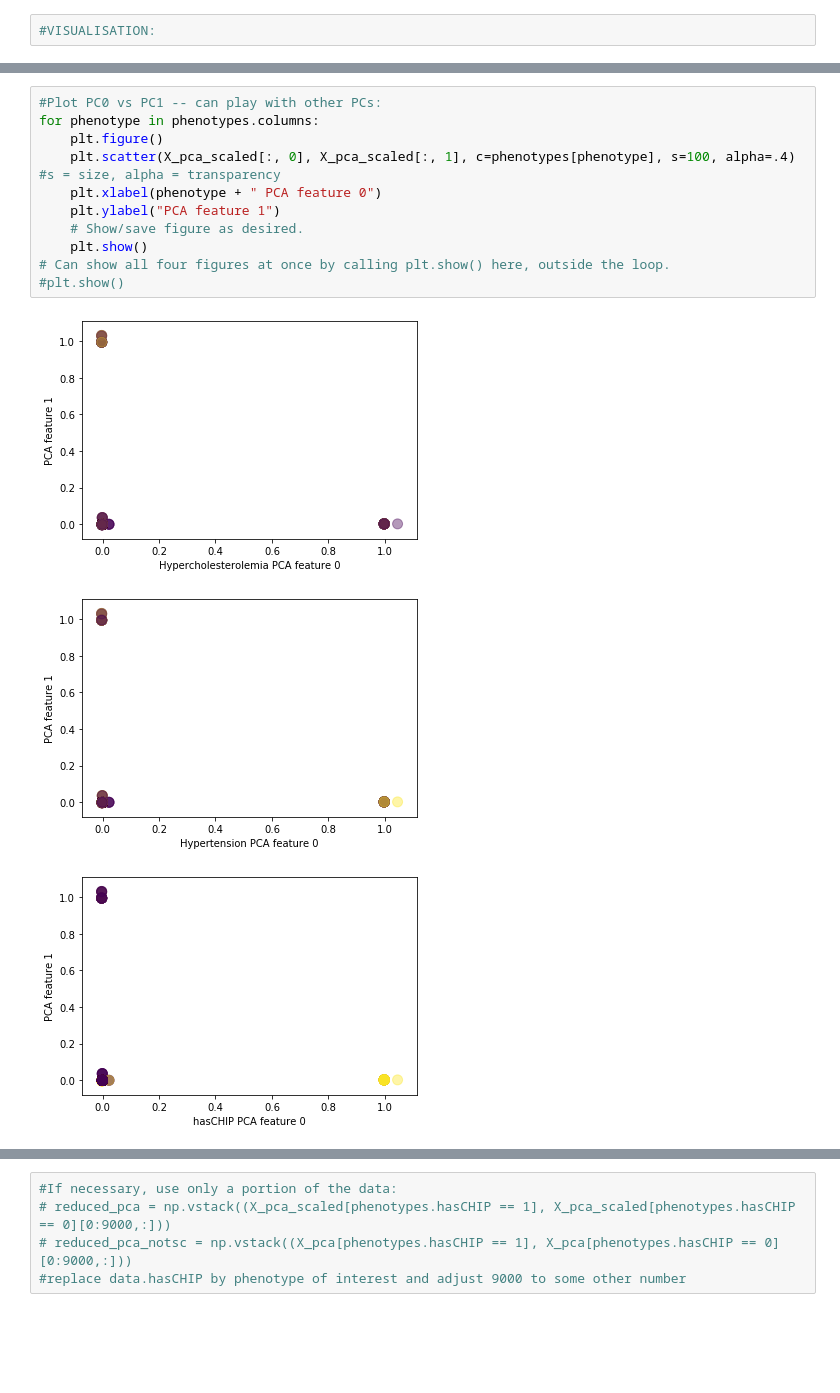
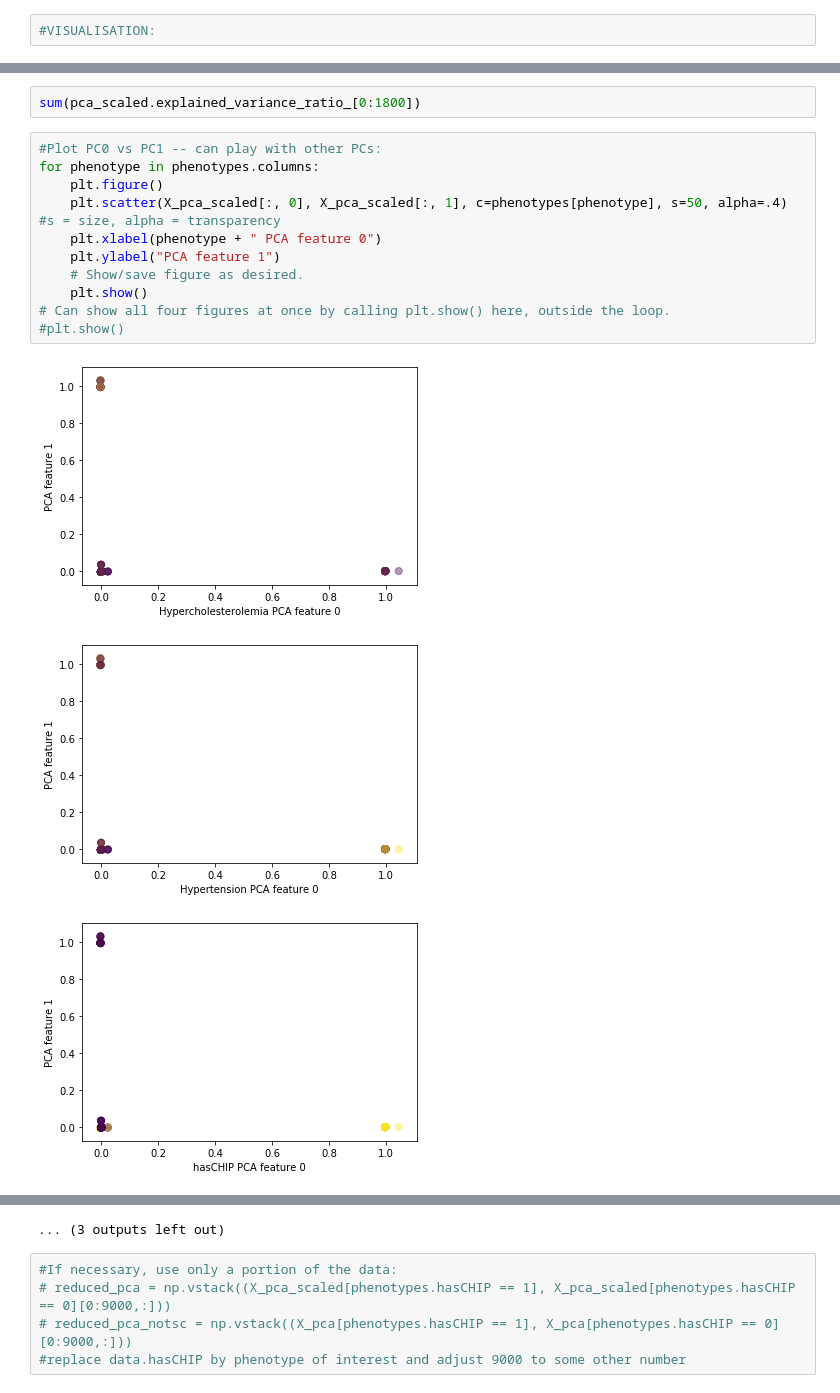
Before and after one commit to yaromar/CHUD, a Jupyter notebook: vis_clustering_yaro.ipynb, the cells around one changed output, grey strips where cells are left out. Saved outputs shown, nothing was run; the diff lists cells and outputs as text; blank space fills up the shorter version.

```diff
--- a/vis_clustering_yaro.ipynb
+++ b/vis_clustering_yaro.ipynb
@@ -167,16 +157,18 @@ plt.plot(np.cumsum(pca_scaled.explained_variance_ratio_))
 [figure]
+# %%
+sum(pca_scaled.explained_variance_ratio_[0:1800])
 # %%
 #Plot PC0 vs PC1 -- can play with other PCs:
 for phenotype in phenotypes.columns:
     plt.figure()
-    plt.scatter(X_pca_scaled[:, 0], X_pca_scaled[:, 1], c=phenotypes[phenotype], s=100, alpha=.4) #s = size, alpha = transparency
+    plt.scatter(X_pca_scaled[:, 0], X_pca_scaled[:, 1], c=phenotypes[phenotype], s=50, alpha=.4) #s = size, alpha = transparency
     plt.xlabel(phenotype + " PCA feature 0")
     plt.ylabel("PCA feature 1")
     # Show/save figure as desired.
     plt.show()
 # Can show all four figures at once by calling plt.show() here, outside the loop.
 #plt.show()
 # %% [output]
-[figure, old version]
+[figure, new version]
-[figure, old version]
+[figure, new version]
-[figure, old version]
+[figure, new version]
@@ -193,3 +184,4 @@ for phenotype in phenotypes.columns:
+... (3 outputs left out)
 # %%
 #If necessary, use only a portion of the data:
 # reduced_pca = np.vstack((X_pca_scaled[phenotypes.hasCHIP == 1], X_pca_scaled[phenotypes.hasCHIP == 0][0:9000,:]))
```
Also changed, not shown: parts of 20 cells of this notebook.
